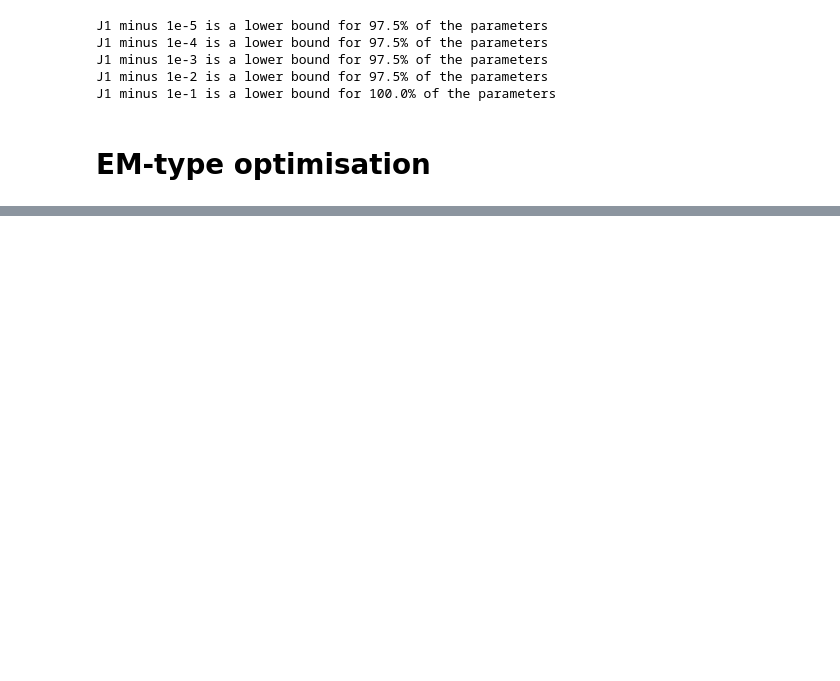
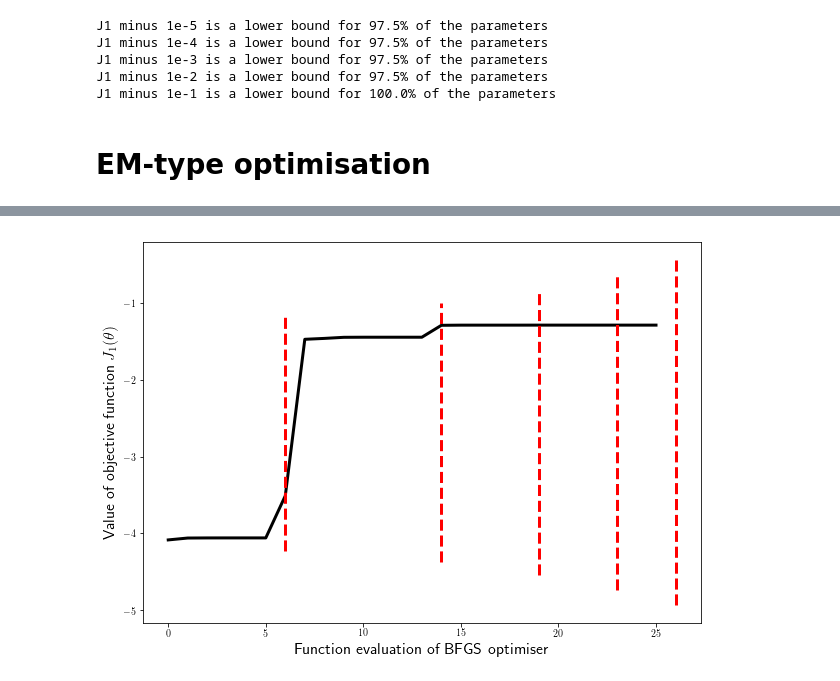
Before and after one commit to benrhodes26/VNCE, a Jupyter notebook: proposal/code/notebooks/1) normalised-mog.ipynb, the cells around one changed output, grey strips where cells are left out. Saved outputs shown, nothing was run; the diff lists cells and outputs as text; code cells hidden in the pictures; blank space fills up the shorter version.

```diff
--- a/proposal/code/notebooks/1) normalised-mog.ipynb
+++ b/proposal/code/notebooks/1) normalised-mog.ipynb
@@ -264,3 +265,10 @@ Optimization terminated successfully.
+# %%
+fig, axs = optimiser.plot_loss_curve(J1s)
+axs.set_xlabel('Function evaluation of BFGS optimiser', fontsize=16)
+axs.set_ylabel(r'Value of objective function $J_1(\theta)$', fontsize=16)
+fig.savefig('../../figs/em-loss-curve-mog.pdf')
+# %% [output]
+[figure, added]
 # %%
 lower_bounds = [np.zeros(n_theta) for i in range(len(thetas_after_EM_step))]
 for i in range(len(lower_bounds)):
```
Also changed, not shown: parts of 9 cells of this notebook, 14 other files.
